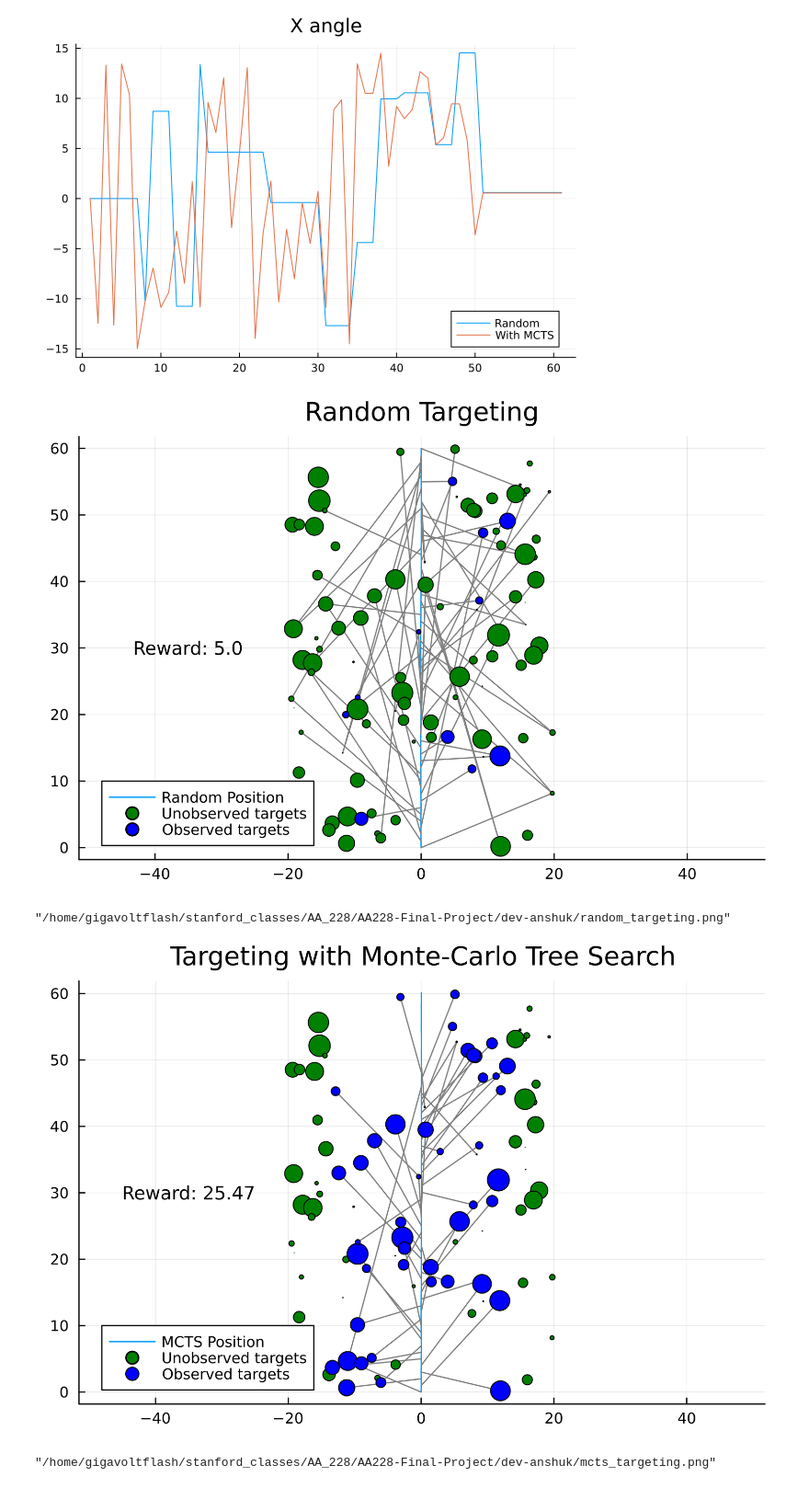
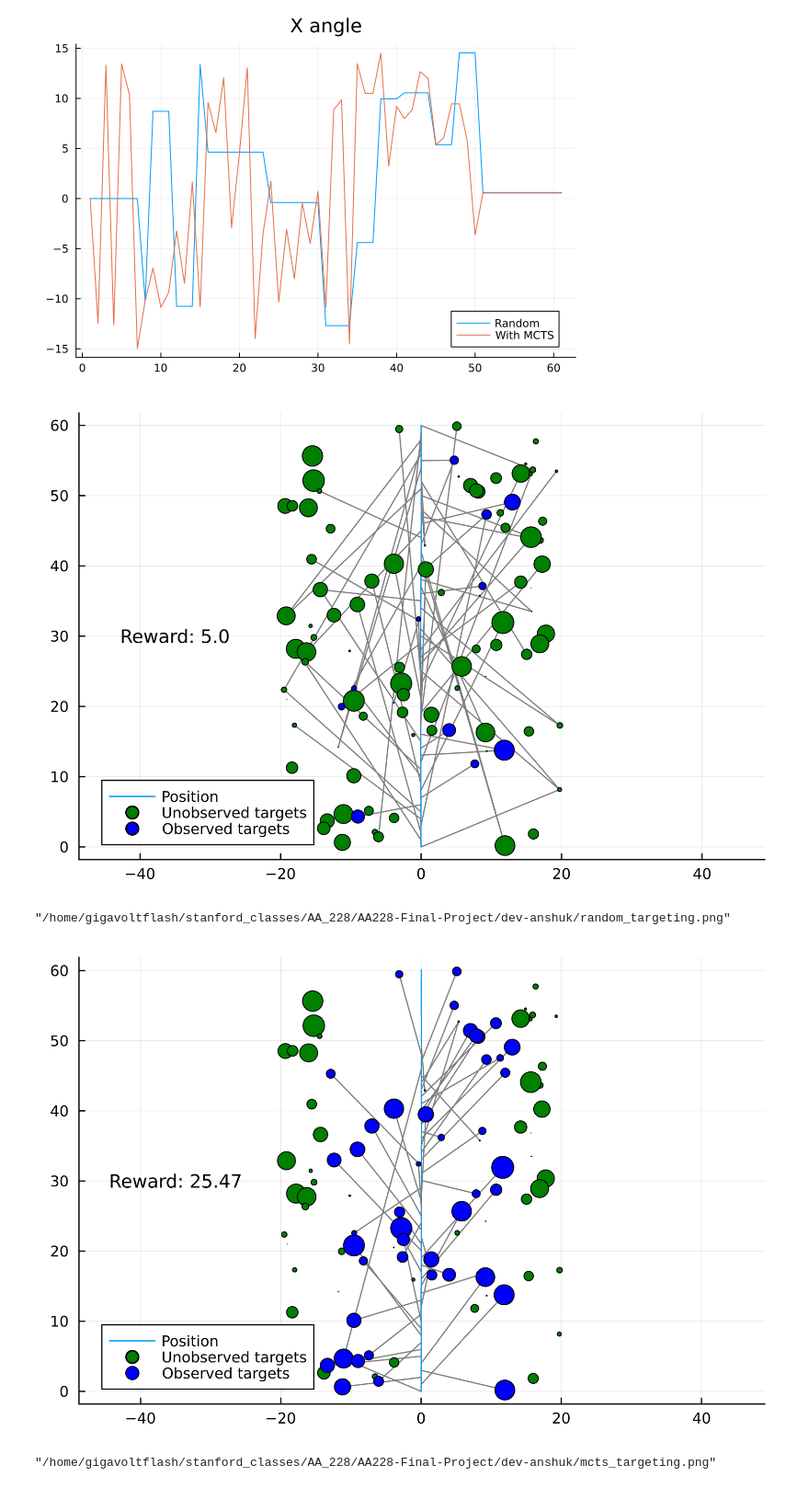
Before and after one commit to GigaVoltFlash/AA228-Final-Project, a Jupyter notebook: dev-anshuk/integrated_problem.ipynb, the cells around one changed output. Shown at 92% size. Cells and saved outputs as stored; diff of their text form; code cells hidden in the pictures.

Commit message:
Updating plots

```diff
--- a/dev-anshuk/integrated_problem.ipynb
+++ b/dev-anshuk/integrated_problem.ipynb
@@ -269,7 +269,7 @@ plot(index, [x_angle_list, x_angle_list_mcts], label=["Random" "With MCTS"], tit
 # %% [output]
 [figure]
 # %%
-plt = plot(x_list, y_list, label="Random Position", title="Random Targeting", aspect_ratio=:equal, legend=:bottomleft, dpi=500)
+plt = plot(x_list, y_list, label="Position", aspect_ratio=:equal, legend=:bottomleft, dpi=500)
 
 for i in 1:length(x_list)
     if action_list[i] != 1
@@ -288,26 +288,26 @@ display(plt)
 
 savefig(plt, "random_targeting.png")
 # %% [output]
-[figure, old version]
+[figure, new version]
 "/home/gigavoltflash/stanford_classes/AA_228/AA228-Final-Project/dev-anshuk/random_targeting.png"
 # %%
-plt = plot(x_list_mcts, y_list_mcts, label="MCTS Position", title="Targeting with Monte-Carlo Tree Search", aspect_ratio=:equal, legend=:bottomleft, dpi=500)
+plt = plot(x_list_mcts, y_list_mcts, label="Position", aspect_ratio=:equal, legend=:bottomleft, dpi=500)
 
 for i in 1:length(x_list_mcts)
     if action_list_mcts[i] != 1
         plot!([x_list_mcts[i], target_x[action_list_mcts[i] - 1]], [y_list_mcts[i], target_y[action_list_mcts[i] - 1]], label="", c="gray")
     end
 end
 
 reward_mcts_round = round(reward_total_mcts, digits=2)
 text_to_display = "Reward: $reward_mcts_round"
 annotate!((-35, 30, text(text_to_display, 10, :left, :center, :black)))
 
 scatter!(target_x,target_y, mc="green", label="Unobserved targets", markersize = 10*target_reward)
 scatter!(observed_target_x,observed_target_y, mc="blue", label="Observed targets", markersize = 10*observed_target_reward)
 
 display(plt)
 savefig(plt, "mcts_targeting.png")
 # %% [output]
-[figure, old version]
+[figure, new version]
 "/home/gigavoltflash/stanford_classes/AA_228/AA228-Final-Project/dev-anshuk/mcts_targeting.png"
```
Also changed, not shown: 2 other files.
